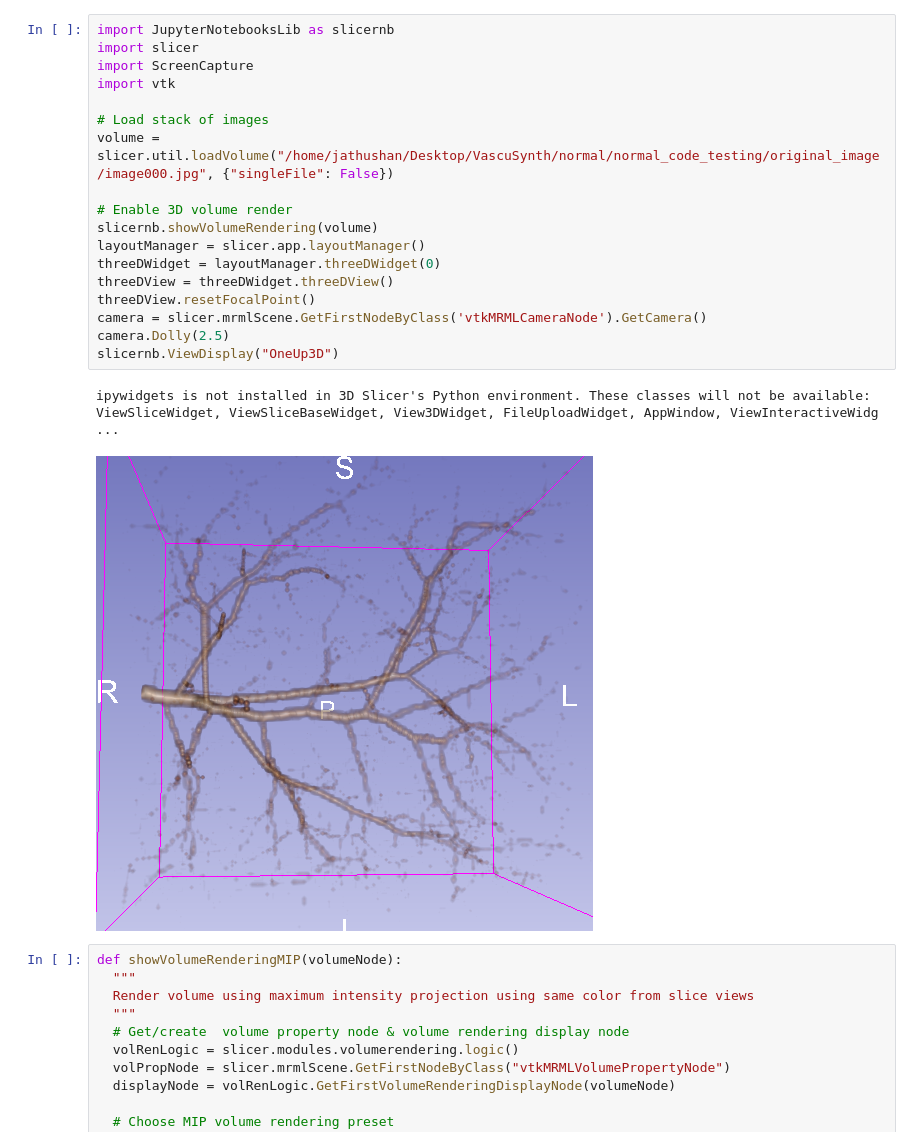
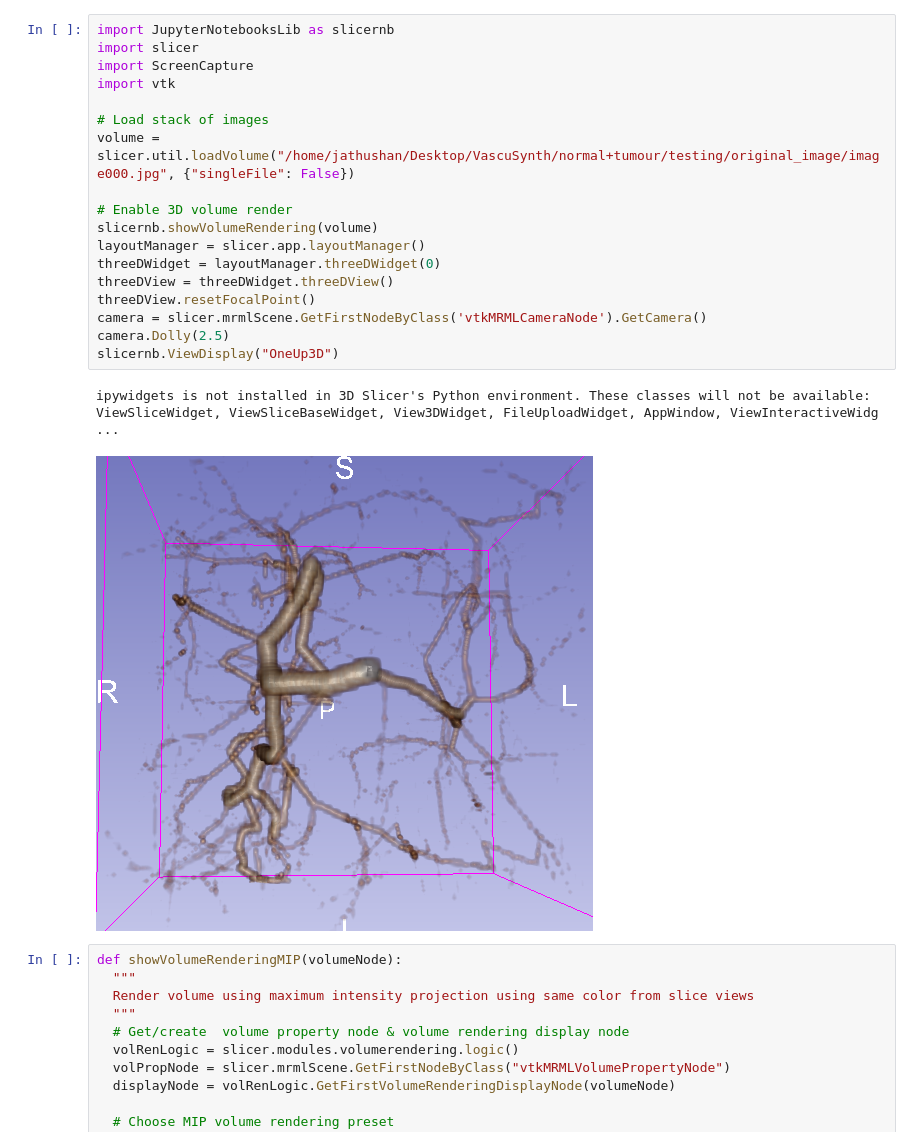
Before and after one commit to jkaethee/VascuSynth-AI, a Jupyter notebook: MIP_Generator.ipynb, the cells around one changed output. Cells and saved outputs as stored; diff of their text form.

```diff
--- a/MIP_Generator.ipynb
+++ b/MIP_Generator.ipynb
@@ -1,24 +1,24 @@
 # %%
 import JupyterNotebooksLib as slicernb
 import slicer
 import ScreenCapture
 import vtk
 
 # Load stack of images
-volume = slicer.util.loadVolume("/home/jathushan/Desktop/VascuSynth/normal/normal_code_testing/original_image/image000.jpg", {"singleFile": False})
+volume = slicer.util.loadVolume("/home/jathushan/Desktop/VascuSynth/normal+tumour/testing/original_image/image000.jpg", {"singleFile": False})
 
 # Enable 3D volume render
 slicernb.showVolumeRendering(volume)
 layoutManager = slicer.app.layoutManager()
 threeDWidget = layoutManager.threeDWidget(0)
 threeDView = threeDWidget.threeDView()
 threeDView.resetFocalPoint()
 camera = slicer.mrmlScene.GetFirstNodeByClass('vtkMRMLCameraNode').GetCamera()
 camera.Dolly(2.5)
 slicernb.ViewDisplay("OneUp3D")
 # %% [output]
 ipywidgets is not installed in 3D Slicer's Python environment. These classes will not be available: ViewSliceWidget, ViewSliceBaseWidget, View3DWidget, FileUploadWidget, AppWindow, ViewInteractiveWidg ...
-[figure, old version]
+[figure, new version]
 # %%
 def showVolumeRenderingMIP(volumeNode):
   """
```
Also changed, not shown: parts of 2 cells of this notebook, 5 other files.
